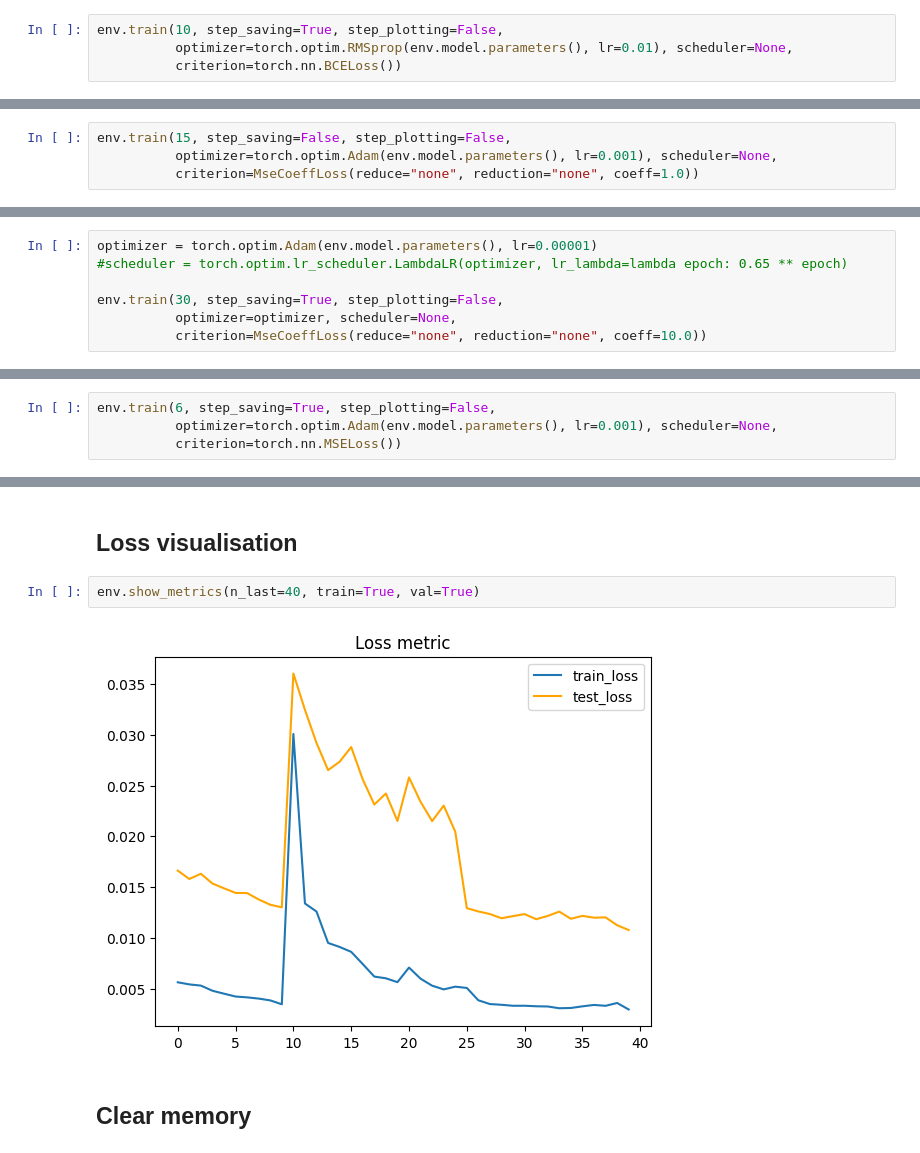
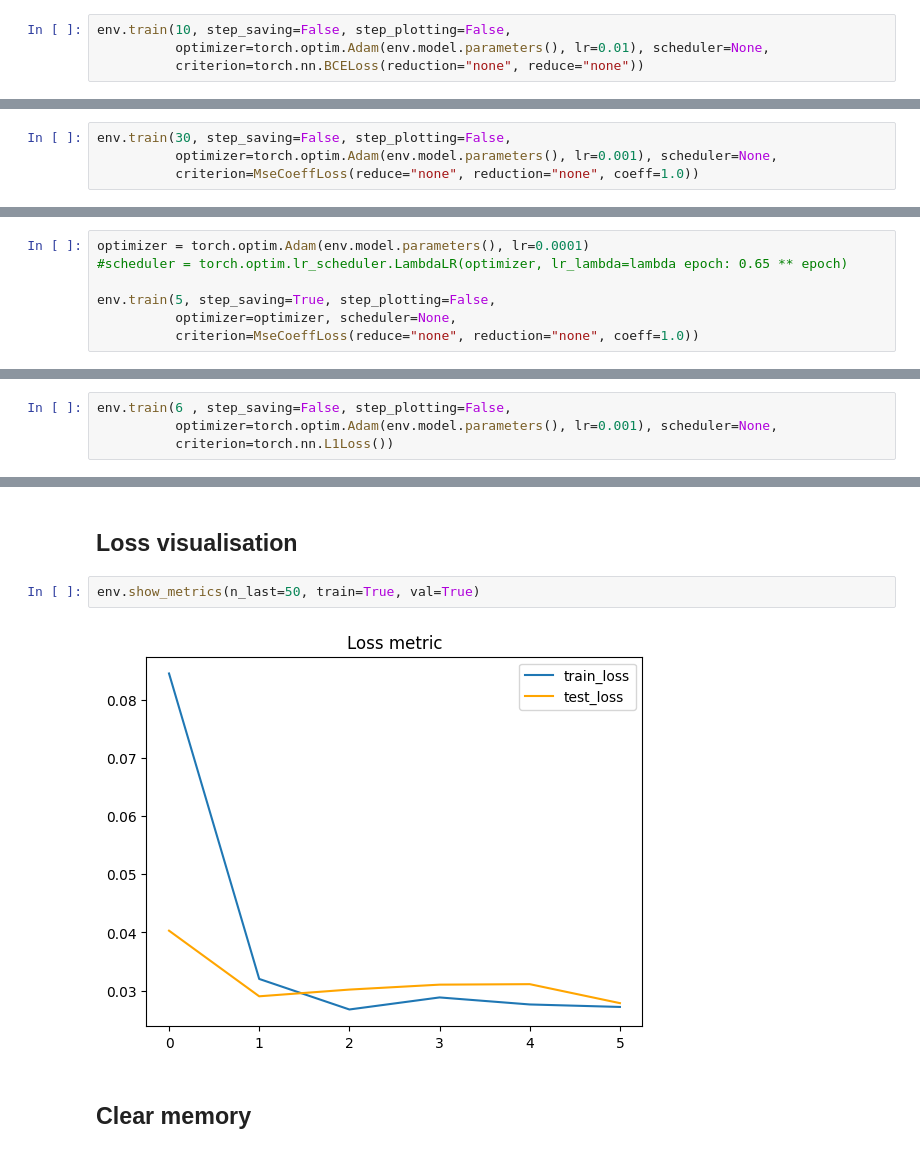
Before and after one commit to medaldev/DenoisingCNN, a Jupyter notebook: notebooks/reconstruct.ipynb, the cells around one changed output, grey strips where cells are left out. Saved outputs shown, nothing was run; the diff lists cells and outputs as text.

Commit message:
different researches & models

```diff
--- a/notebooks/reconstruct.ipynb
+++ b/notebooks/reconstruct.ipynb
@@ -668,9 +727,9 @@ from common.losses import MseCoeffLoss, L1CoeffLoss
 #           optimizer=optimizer, scheduler=None,
 #           criterion=MyLoss(reduce="none", reduction="none", coeff=10000000.0))
 # %%
-env.train(10, step_saving=True, step_plotting=False,
-          optimizer=torch.optim.RMSprop(env.model.parameters(), lr=0.01), scheduler=None,
-          criterion=torch.nn.BCELoss())
+env.train(10, step_saving=False, step_plotting=False,
+          optimizer=torch.optim.Adam(env.model.parameters(), lr=0.01), scheduler=None,
+          criterion=torch.nn.BCELoss(reduction="none", reduce="none"))
 # %% [output]
 Training progress: |██████████████████████████████████████████████████| 100.0% Complete |
 
@@ -690,7 +749,7 @@ Epoch: 10       Training Loss: 25.930418        Validating Loss: 26.645334
 
 ====================================================================================================
 # %%
-env.train(15, step_saving=False, step_plotting=False,
+env.train(30, step_saving=False, step_plotting=False,
           optimizer=torch.optim.Adam(env.model.parameters(), lr=0.001), scheduler=None,
           criterion=MseCoeffLoss(reduce="none", reduction="none", coeff=1.0))
 # %% [output]
@@ -714,10 +773,10 @@ Epoch: 15       Training Loss: 0.001699         Validating Loss: 0.007097
 # %% [markdown]
 №1
 # %%
-optimizer = torch.optim.Adam(env.model.parameters(), lr=0.00001)
+optimizer = torch.optim.Adam(env.model.parameters(), lr=0.0001)
 #scheduler = torch.optim.lr_scheduler.LambdaLR(optimizer, lr_lambda=lambda epoch: 0.65 ** epoch)
 
-env.train(30, step_saving=True, step_plotting=False,
+env.train(5, step_saving=True, step_plotting=False,
           optimizer=optimizer, scheduler=None,
-          criterion=MseCoeffLoss(reduce="none", reduction="none", coeff=10.0))
+          criterion=MseCoeffLoss(reduce="none", reduction="none", coeff=1.0))
 # %% [output]
@@ -745,9 +788,9 @@ def warmup(current_step: int):
     else:                                 # (num_training_steps - current_step) / (num_training_steps - warmup_steps) * base_lr
         return max(0.0, float(args.training_steps - current_step) / float(max(1, args.training_steps - args.warmup_steps)))
 # %%
-env.train(6, step_saving=True, step_plotting=False,
+env.train(6 , step_saving=False, step_plotting=False,
           optimizer=torch.optim.Adam(env.model.parameters(), lr=0.001), scheduler=None,
-          criterion=torch.nn.MSELoss())
+          criterion=torch.nn.L1Loss())
 # %% [output]
 Training progress: |██████████████████████████████████████████████████| 100.0% Complete |
 
@@ -773,9 +816,9 @@ env.save(onnx=False, pth=False)
 # %% [markdown]
 ## Loss visualisation
 # %%
-env.show_metrics(n_last=40, train=True, val=True)
+env.show_metrics(n_last=50, train=True, val=True)
 # %% [output]
-[figure, old version]
+[figure, new version]
 # %% [markdown]
 ## Clear memory
 # %%
```
Also changed, not shown: parts of 33 cells of this notebook, 23 other files.
